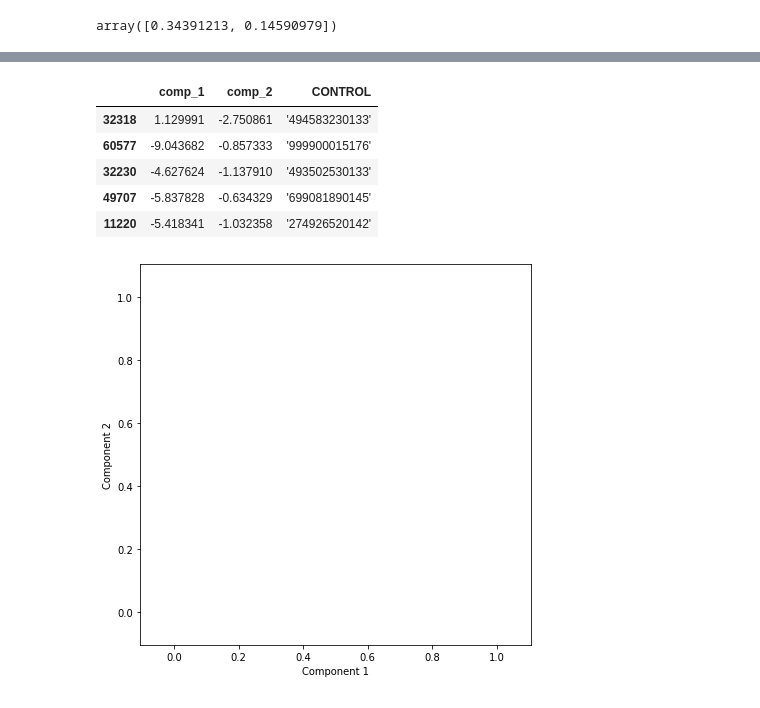
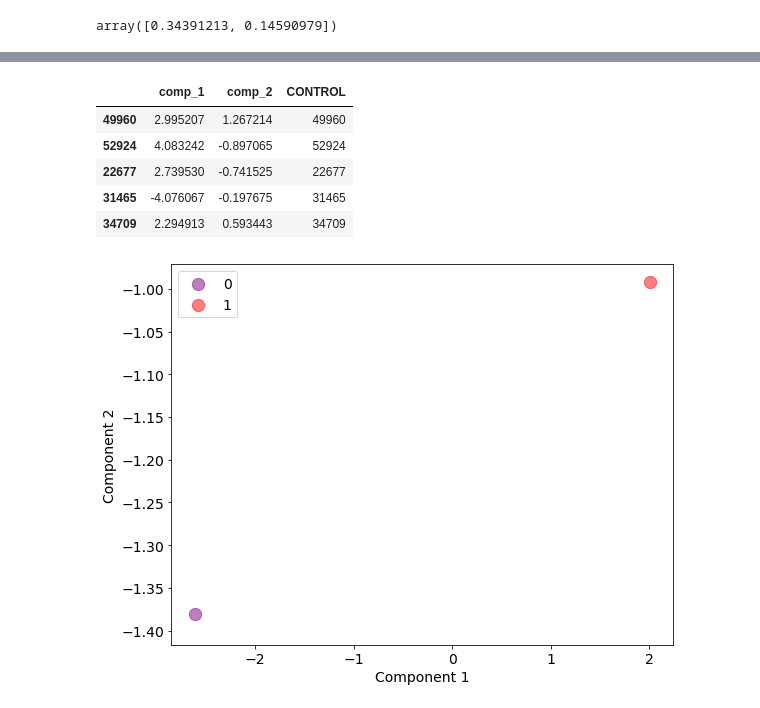
Before and after one commit to techthumb1/DS-Unit-1-Sprint-3-Linear-Algebra, a Jupyter notebook: module3-dimensionality-reduction/Dspt5_DS_133_High_Dimensional_Data_Assignment_Jason_Robinson.ipynb, the cells around one changed output, grey strips where cells are left out. Cells and saved outputs as stored; diff of their text form; code cells hidden in the pictures.

```diff
--- a/module3-dimensionality-reduction/Dspt5_DS_133_High_Dimensional_Data_Assignment_Jason_Robinson.ipynb
+++ b/module3-dimensionality-reduction/Dspt5_DS_133_High_Dimensional_Data_Assignment_Jason_Robinson.ipynb
@@ -449,29 +465,29 @@ sum(pca_national.explained_variance_ratio_)
 # %%
 #Add the control(target) back into the dataframe
-df_final['CONTROL']=national['CONTROL']
+df_final['CONTROL']=national_processed['CONTROL']
 df_final.sample(5)
 # %% [output]
 |  | comp_1 | comp_2 | CONTROL |
-| 32318 | 1.129991 | -2.750861 | '494583230133' |
-| 60577 | -9.043682 | -0.857333 | '999900015176' |
-| 32230 | -4.627624 | -1.137910 | '493502530133' |
-| 49707 | -5.837828 | -0.634329 | '699081890145' |
-| 11220 | -5.418341 | -1.032358 | '274926520142' |
+| 49960 | 2.995207 | 1.267214 | 49960 |
+| 52924 | 4.083242 | -0.897065 | 52924 |
+| 22677 | 2.739530 | -0.741525 | 22677 |
+| 31465 | -4.076067 | -0.197675 | 31465 |
+| 34709 | 2.294913 | 0.593443 | 34709 |
 # %%
 #Generate a visualization of the data of the components
-plt.figure(figsize=(7,7))
+plt.figure(figsize=(9,7))
 plt.xlabel('Component 1')
 plt.ylabel('Component 2')
-for k,c in [(0, 'purple'), (1, 'yellow')]:
-    subset = df_final[df_final['CONTROL']==k]
-    plt.scatter(subset['comp_1'],
-                subset['comp_2'],
+for k,c in [(0, 'purple'), (1, 'red')]:
+    subset = df_final[national_processed['CONTROL']==k]
+    plt.scatter(x=subset['comp_1'],
+                y=subset['comp_2'],
                 s=150, alpha=.5,
                 color=c, label=k )
-plt.legend
+plt.legend()
 plt.show()
 # %% [output]
-[figure, old version]
+[figure, new version]
 # %% [markdown]
 # Stretch Goals
 
```
Also changed, not shown: parts of 19 cells of this notebook.
